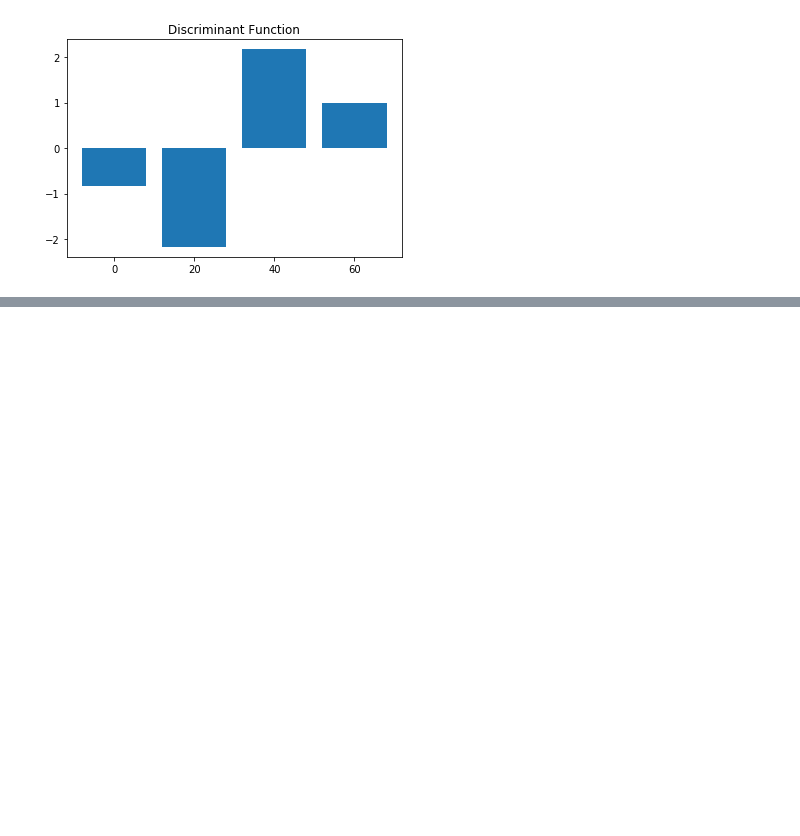
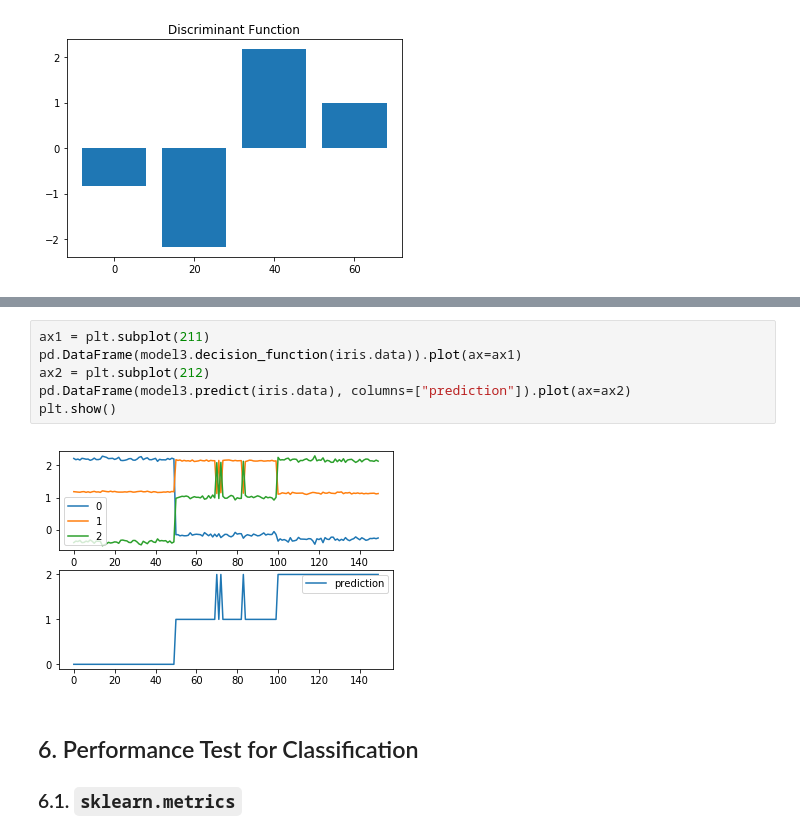
Before and after one commit to baegwangbin/TIL, a Jupyter notebook: Classification/3_Introduction.ipynb, the cells around one changed output, grey strips where cells are left out. Cells and saved outputs as stored; diff of their text form; blank space fills up the shorter version.

```diff
--- a/Classification/3_Introduction.ipynb
+++ b/Classification/3_Introduction.ipynb
@@ -287,0 +336,11 @@ plt.show()
+# %%
+ax1 = plt.subplot(211)
+pd.DataFrame(model3.decision_function(iris.data)).plot(ax=ax1)
+ax2 = plt.subplot(212)
+pd.DataFrame(model3.predict(iris.data), columns=["prediction"]).plot(ax=ax2)
+plt.show()
+# %% [output]
+[figure, added]
+# %% [markdown]
+## 6. Performance Test for Classification
+### 6.1. `sklearn.metrics`
```
Also changed, not shown: parts of 38 cells of this notebook.
